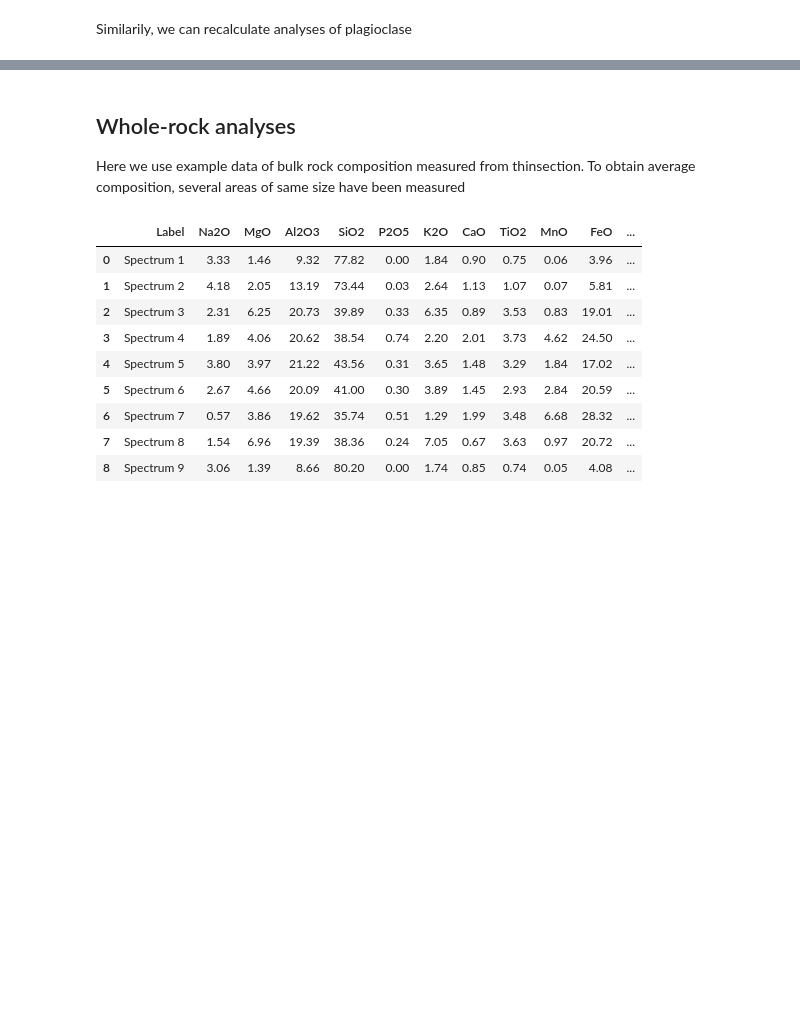
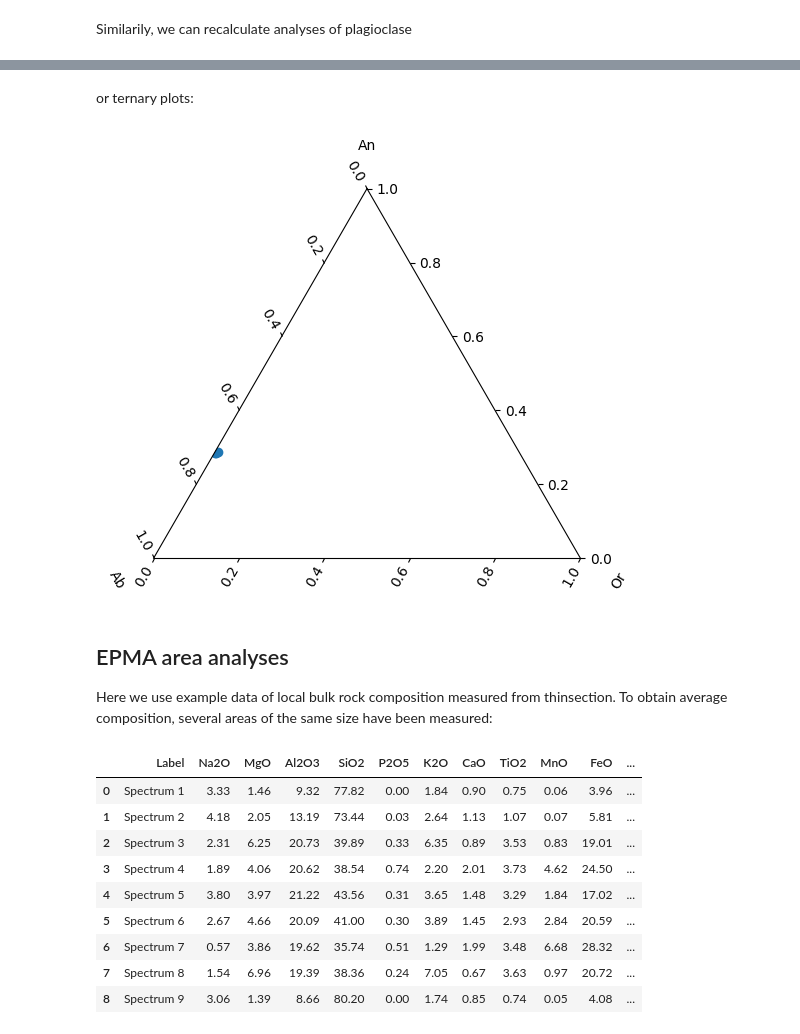
Before and after one commit to ondrolexa/petropandas, a Jupyter notebook: docs/notebooks/tutorial.ipynb, the cells around one changed output, grey strips where cells are left out. Cells and saved outputs as stored; diff of their text form; code cells hidden in the pictures; blank space fills up the shorter version.

```diff
--- a/docs/notebooks/tutorial.ipynb
+++ b/docs/notebooks/tutorial.ipynb
@@ -116,7 +145,14 @@ em.petroplots.garnet_profile(percents=True, lim=(25, 75), lim_extra=(3, 30))
+# %% [markdown]
+or ternary plots:
+# %%
+pem = p.oxides.endmembers(plg)
+pem.petroplots.ternary("An", "Ab", "Or")
+# %% [output]
+[figure, added]
 # %% [markdown]
-## Whole-rock analyses
+## EPMA area analyses
 
-Here we use example data of bulk rock composition measured from thinsection. To obtain average composition, several areas of same size have been measured
+Here we use example data of local bulk rock composition measured from thinsection. To obtain average composition, several areas of the same size have been measured:
 # %%
 rock
 # %% [output]
```
Also changed, not shown: parts of 22 cells of this notebook, 2 other files.
